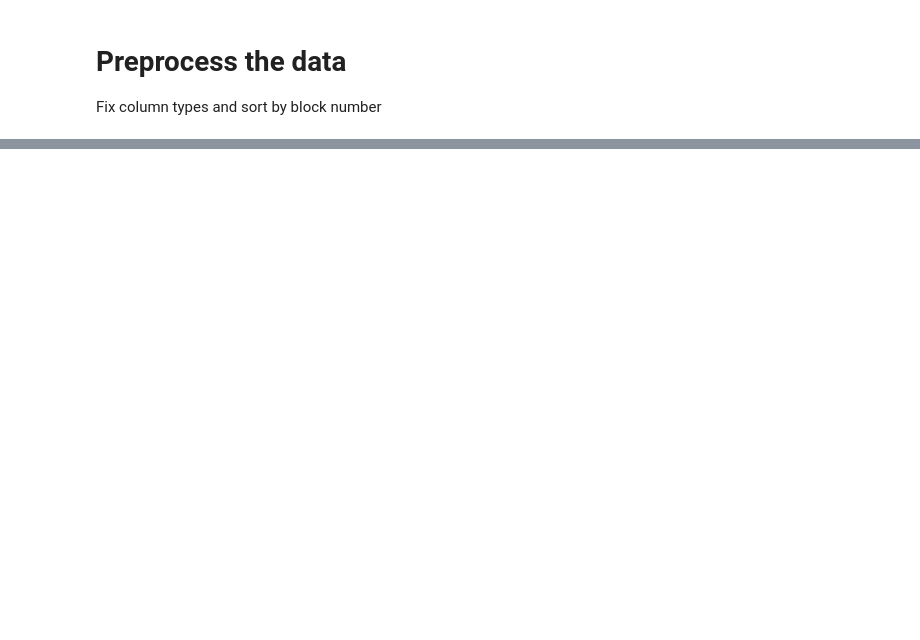
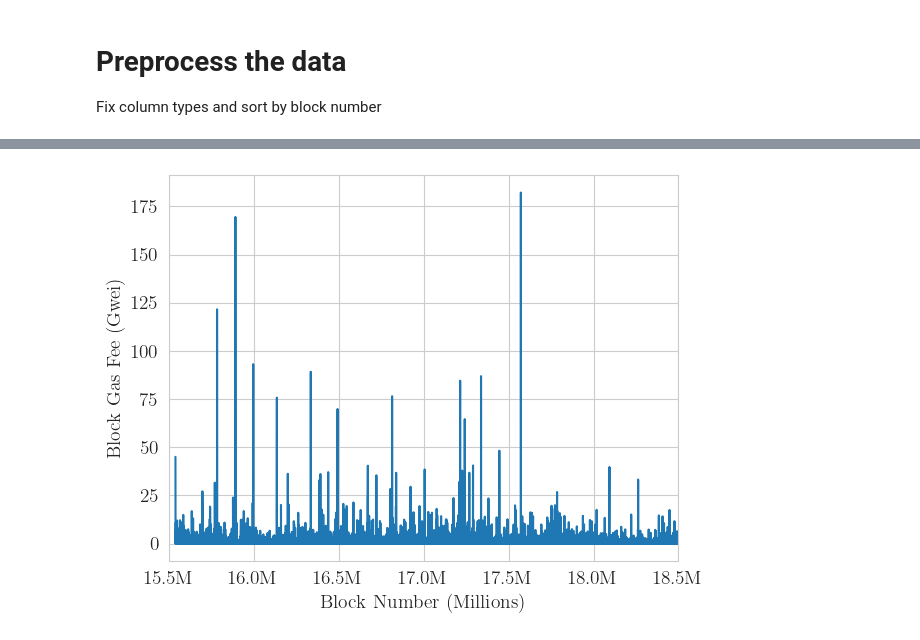
Before and after one commit to noushkia/TLSC, a Jupyter notebook: block_analysis.ipynb, the cells around one changed output, grey strips where cells are left out. Saved outputs shown, nothing was run; the diff lists cells and outputs as text; code cells hidden in the pictures; blank space fills up the shorter version.

```diff
--- a/block_analysis.ipynb
+++ b/block_analysis.ipynb
@@ -59,0 +68,22 @@ normal_blocks.describe()
+# %%
+# Set seaborn style
+sns.set_style("whitegrid")
+
+# Plotting
+# plt.scatter(blocks_df['block_number'], blocks_df['gas_fee'], s=1, c='r', marker='.', alpha=0.5)
+plt.plot(blocks_df['block_number'], blocks_df['gas_fee'])
+plt.xlabel('Block Number (Millions)')
+plt.xticks(ticks=[15e6, 15.5e6, 16e6, 16.5e6, 17e6, 17.5e6, 18e6, 18.5e6, 19e6], labels=[f"{label/1e6}M" for label in plt.xticks()[0]])
+plt.ylabel('Block Gas Fee (Gwei)')
+# plt.title('Gas Fee per Blocks')
+plt.grid(True)
+plt.xlim(15.5e6, 18.5e6)
+
+# Adjust font sizes for a technical paper
+plt.rcParams.update({'font.size': FONT_SIZE, 'font.family': 'serif', 'font.serif': 'Times New Roman', 'text.usetex': True})
+
+plt.tight_layout()  # Add padding to the plot
+plt.savefig('./plots/gas_fee_per_block.png', dpi=300)  # Save the plot as an image
+plt.show()
+# %% [output]
+[figure, added]
```
Also changed, not shown: parts of 35 cells of this notebook, 6 other files.
